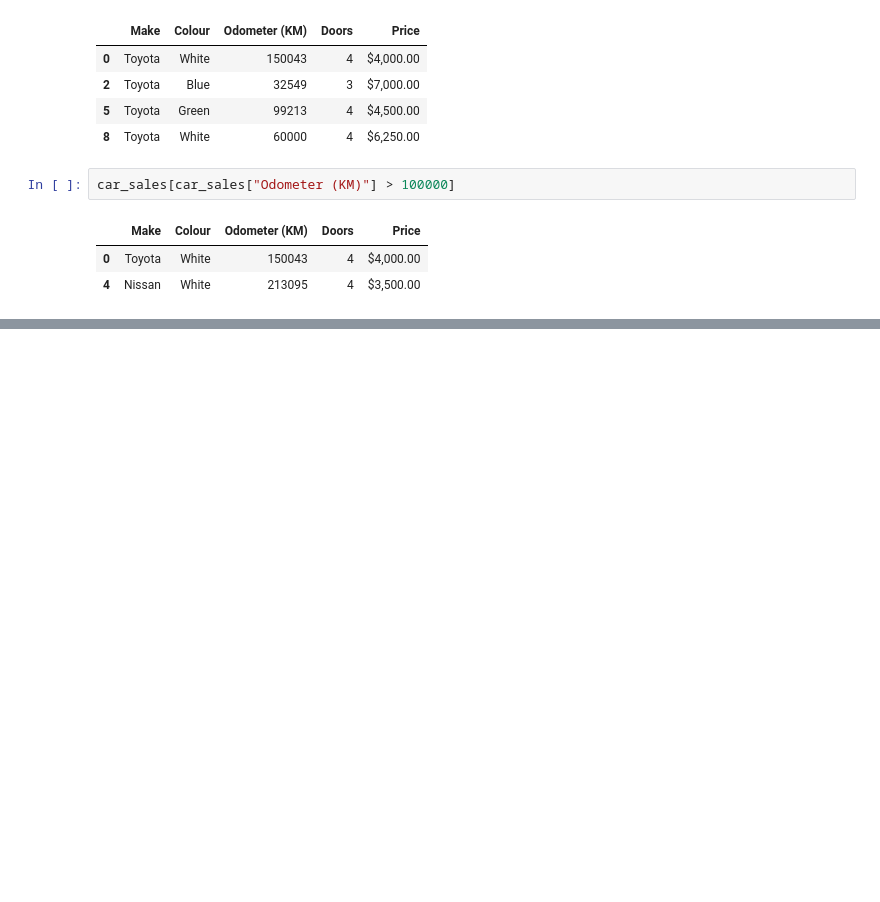
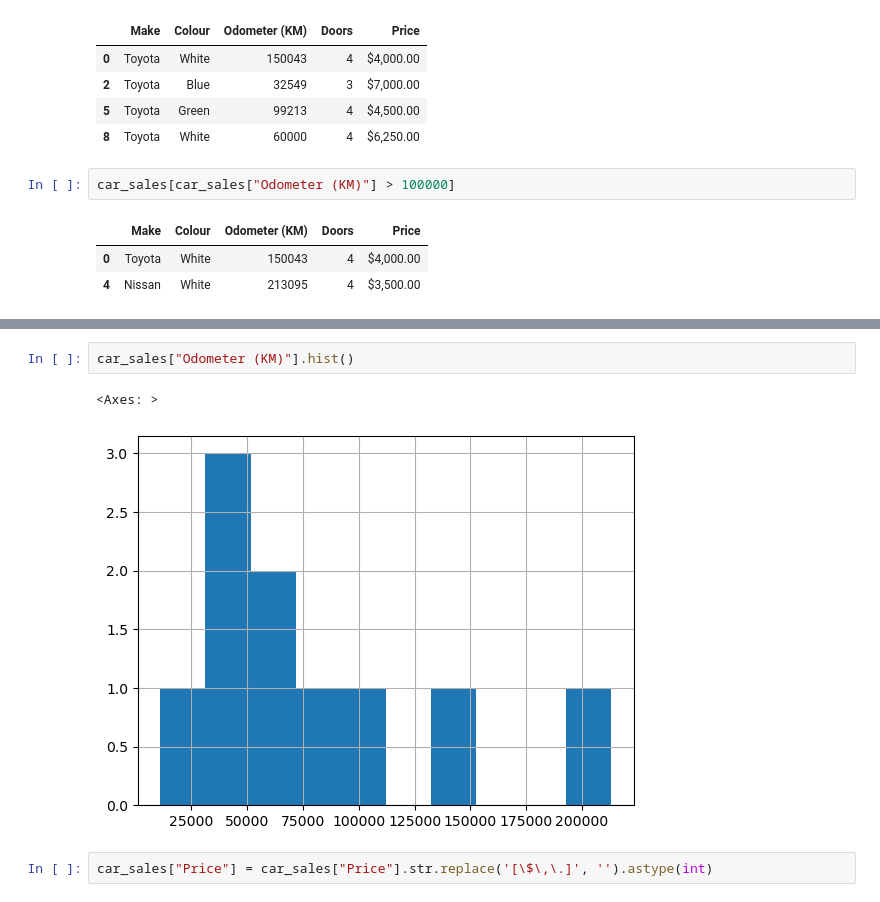
Before and after one commit to disono/machine-learning, a Jupyter notebook: 1-pandas-course/series-data-frames-csv.ipynb, the cells around one changed output, grey strips where cells are left out. Saved outputs shown, nothing was run; the diff lists cells and outputs as text; blank space fills up the shorter version.

```diff
--- a/1-pandas-course/series-data-frames-csv.ipynb
+++ b/1-pandas-course/series-data-frames-csv.ipynb
@@ -309,0 +350,7 @@ car_sales[car_sales["Odometer (KM)"] > 100000]
+# %%
+car_sales["Odometer (KM)"].hist()
+# %% [output]
+<Axes: >
+[figure, added]
+# %%
+car_sales["Price"] = car_sales["Price"].str.replace('[\$\,\.]', '').astype(int)
```
Also changed, not shown: parts of 26 cells of this notebook, 1 other file.
